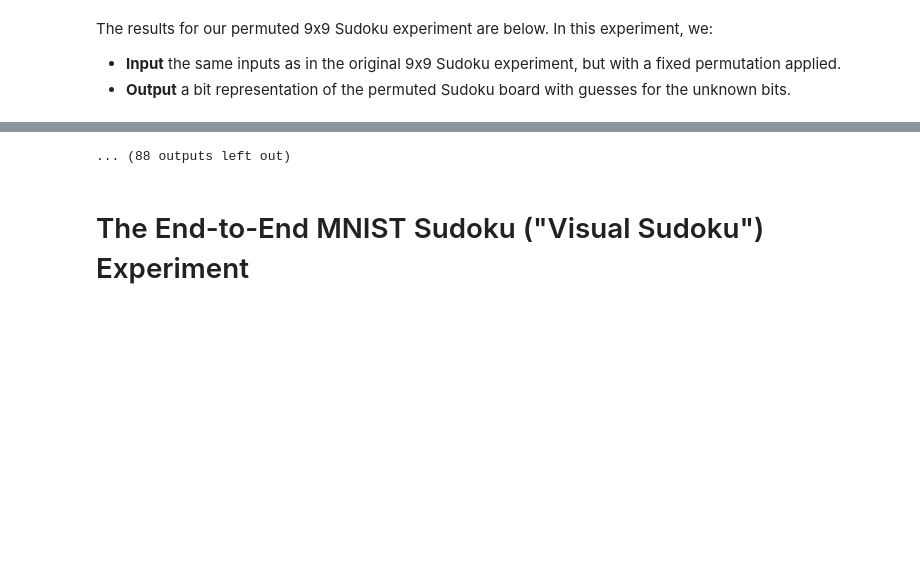
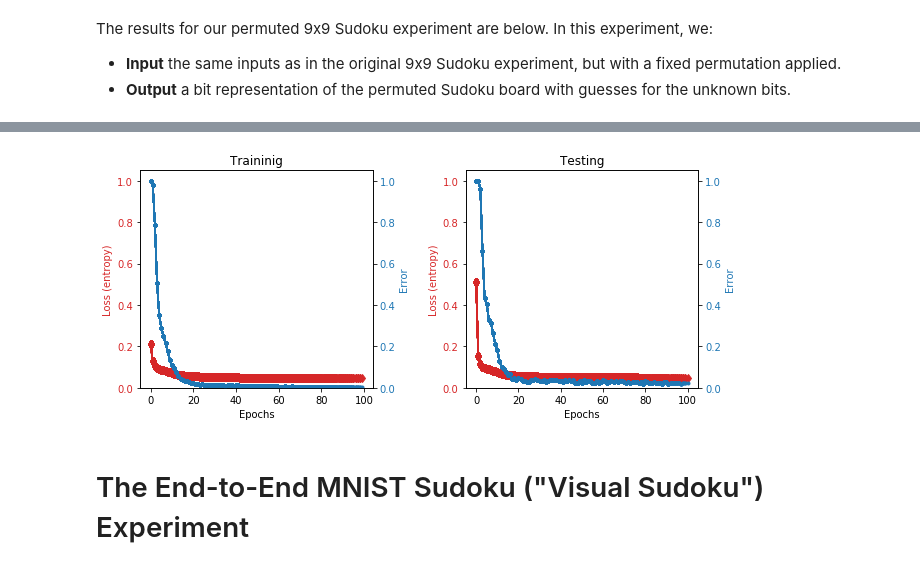
Before and after one commit to locuslab/SATNet, a Jupyter notebook: notebooks/Learning and Solving Sudoku via SATNet.ipynb, the cells around one changed output, grey strips where cells are left out. Saved outputs shown, nothing was run; the diff lists cells and outputs as text; code cells hidden in the pictures; blank space fills up the shorter version.

```diff
--- a/notebooks/Learning and Solving Sudoku via SATNet.ipynb
+++ b/notebooks/Learning and Solving Sudoku via SATNet.ipynb
@@ -286,4 +271,6 @@ test(args.boardSz, 0, perm_model, optimizer, test_logger, perm_test, args.batchS
 for epoch in range(1, args.nEpoch+1):
     train(args.boardSz, epoch, perm_model, optimizer, train_logger, perm_train, args.batchSz, unperm)
     test(args.boardSz, epoch, perm_model, optimizer, test_logger, perm_test, args.batchSz, unperm)
+    clear_output()
+    display(fig)
 # %% [output]
@@ -302,4 +277,4 @@ TESTING SET RESULTS: Average loss: 0.0726 Err: 0.1190
-... (88 outputs left out)
+[figure, added]
 # %% [markdown]
 # The End-to-End MNIST Sudoku ("Visual Sudoku") Experiment
 # %% [markdown]
```
Also changed, not shown: parts of 8 cells of this notebook, 3 other files.
